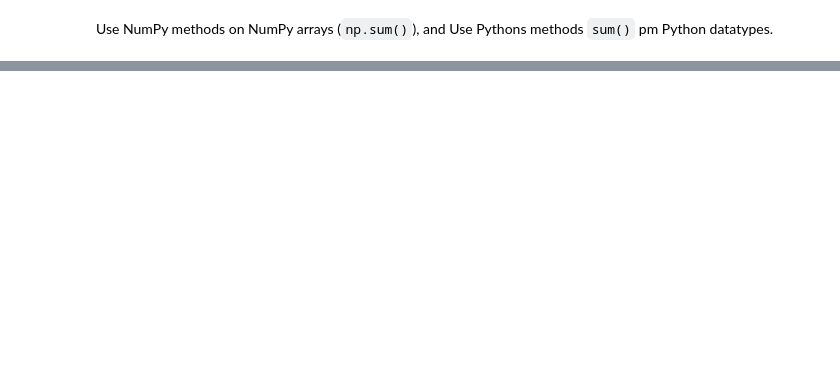
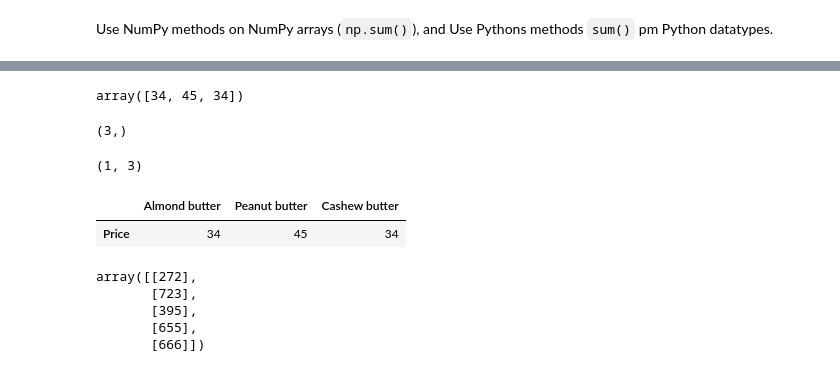
Before and after one commit to Hamedkalantari0111/machine_learning, a Jupyter notebook: Sec7-NumPy/NumPy.ipynb, the cells around one changed output, grey strips where cells are left out. Saved outputs shown, nothing was run; the diff lists cells and outputs as text; code cells hidden in the pictures; blank space fills up the shorter version.

```diff
--- a/Sec7-NumPy/NumPy.ipynb
+++ b/Sec7-NumPy/NumPy.ipynb
@@ -276,0 +328,28 @@ Use NumPy methods on NumPy arrays (`np.sum()`), and Use Pythons methods `sum()`
+# %%
+prices = np.array([34, 45, 34])
+prices
+# %% [output]
+array([34, 45, 34])
+# %%
+prices.shape
+# %% [output]
+(3,)
+# %%
+prices.reshape(1,3).shape
+# %% [output]
+(1, 3)
+# %%
+prices_df = pd.DataFrame(prices.reshape(1,3), index=["Price"], columns=["Almond butter", "Peanut butter", "Cashew butter"])
+prices_df
+# %% [output]
+|  | Almond butter | Peanut butter | Cashew butter |
+| Price | 34 | 45 | 34 |
+# %%
+Total = np.dot(df, prices_df.T)
+Total
+# %% [output]
+array([[272],
+       [723],
+       [395],
+       [655],
+       [666]])
```
Also changed, not shown: parts of 15 cells of this notebook, 1 other file.
